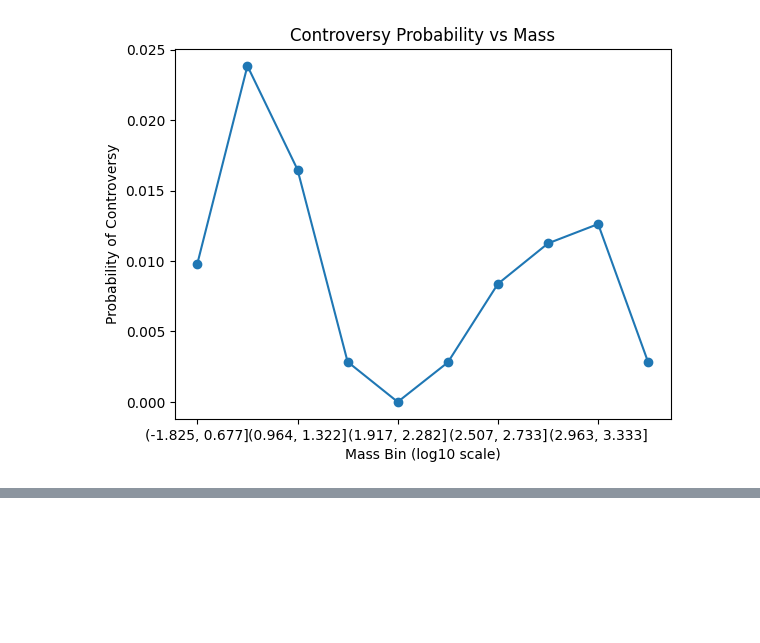
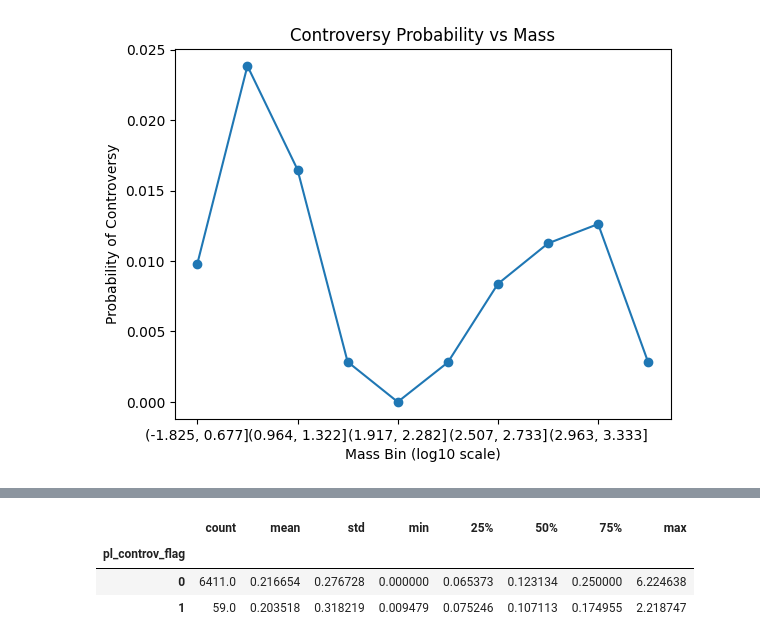
Before and after one commit to danielbnhz/exoplanet-statistical-study, a Jupyter notebook: notebooks/exoplanet-analysis.ipynb, the cells around one changed output, grey strips where cells are left out. Drawn from its saved outputs; the diff is of its cells as text; code cells hidden in the pictures; blank space fills up the shorter version.

```diff
--- a/notebooks/exoplanet-analysis.ipynb
+++ b/notebooks/exoplanet-analysis.ipynb
@@ -117,0 +164,9 @@ plt.show()
+# %%
+df_unc = df[['mass_rel_uncertainty', 'pl_controv_flag']].dropna()
+
+df_unc.groupby('pl_controv_flag')['mass_rel_uncertainty'].describe()
+# %% [output]
+|  | count | mean | std | min | 25% | 50% | 75% | max |
+| pl_controv_flag |  |  |  |  |  |  |  |  |
+| 0 | 6411.0 | 0.216654 | 0.276728 | 0.000000 | 0.065373 | 0.123134 | 0.250000 | 6.224638 |
+| 1 | 59.0 | 0.203518 | 0.318219 | 0.009479 | 0.075246 | 0.107113 | 0.174955 | 2.218747 |
```
Also changed, not shown: parts of 9 cells of this notebook.
